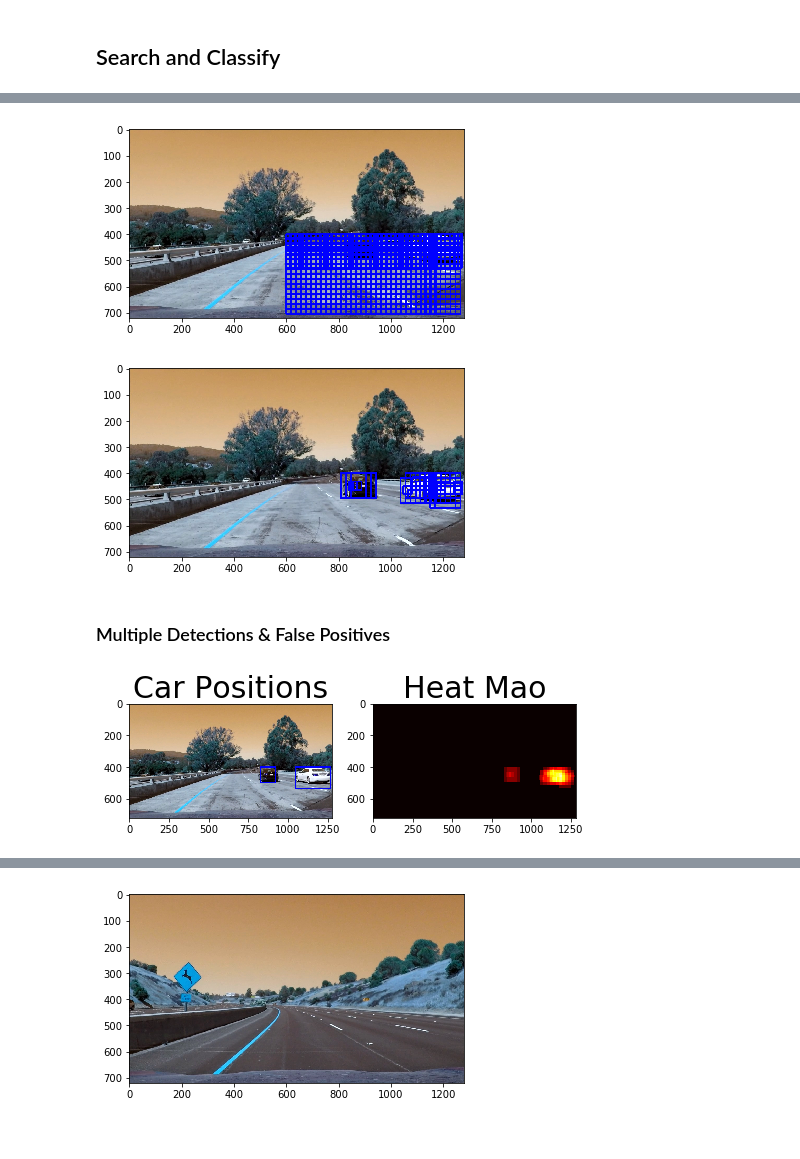
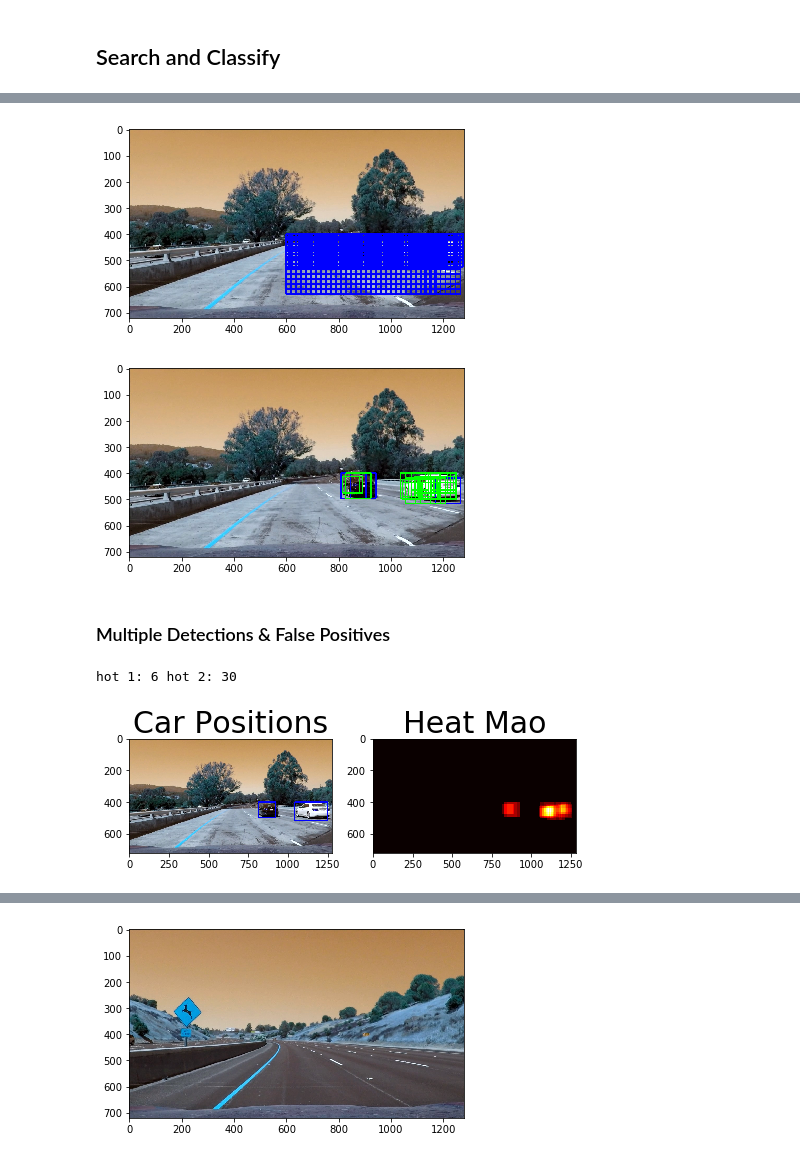
Before and after one commit to JackyGu1042/CarND-Vehicle-Detection, a Jupyter notebook: CarND_Vehicle_Dectection.ipynb, the cells around one changed output, grey strips where cells are left out. Drawn from its saved outputs; the diff is of its cells as text; code cells hidden in the pictures.

```diff
--- a/CarND_Vehicle_Dectection.ipynb
+++ b/CarND_Vehicle_Dectection.ipynb
@@ -459,32 +538,37 @@ Test Accuracy of SVC =  0.9882
+# %%
+def slide_windows(image):
+    windows_1 = slide_window(image, x_start_stop=[600, 1280], y_start_stop=[400, 528],
+                    xy_window=(32, 32), xy_overlap=(0.5, 0.5))
+
+    windows_2 = slide_window(image, x_start_stop=[600, 1280], y_start_stop=[400, 528],
+                        xy_window=(64, 64), xy_overlap=(0.8, 0.8))
+
+    windows_3 = slide_window(image, x_start_stop=[600, 1280], y_start_stop=[400, 640],
+                        xy_window=(96, 96), xy_overlap=(0.8, 0.8))
+
+    windows_4 = slide_window(image, x_start_stop=[600, 1280], y_start_stop=[400, 640],
+                        xy_window=(128, 128), xy_overlap=(0.8, 0.8))
+
+    windows =   windows_2 + windows_3
+
+    return windows
 # %%
 image = cv2.imread('test_images/test1.jpg')
 draw_image = np.copy(image)
 
 # Uncomment the following line if you extracted training
 # data from .png images (scaled 0 to 1 by mpimg) and the
 # image you are searching is a .jpg (scaled 0 to 255)
 #image = image.astype(np.float32)/255
 
-windows_1 = slide_window(image, x_start_stop=[600, 1280], y_start_stop=[400, 528],
-                    xy_window=(32, 32), xy_overlap=(0.5, 0.5))
-
-windows_2 = slide_window(image, x_start_stop=[600, 1280], y_start_stop=[400, 528],
-                    xy_window=(64, 64), xy_overlap=(0.8, 0.8))
-
-windows_3 = slide_window(image, x_start_stop=[600, 1280], y_start_stop=[400, 720],
-                    xy_window=(96, 96), xy_overlap=(0.8, 0.8))
-
-windows_4 = slide_window(image, x_start_stop=[600, 1280], y_start_stop=[400, 720],
-                    xy_window=(128, 128), xy_overlap=(0.5, 0.5))
-
-windows =   windows_1 + windows_3
+windows = slide_windows(image)
 
 windows_img = draw_boxes(draw_image, windows, color=(0, 0, 255), thick=6)
 plt.imshow(windows_img)
 
 plt.savefig('./output_images/slide_window.png')
 # %% [output]
-[figure, old version]
+[figure, new version]
 # %%
 draw_image = image
 hot_windows = search_windows(image, windows, svc, X_scaler, color_space=color_space,
@@ -494,20 +578,35 @@ hot_windows = search_windows(image, windows, svc, X_scaler, color_space=color_sp
                         hog_channel=hog_channel,spatial_feat=spatial_feat,
                         hist_feat=hist_feat, hog_feat=hog_feat)
 
-window_img = draw_boxes(draw_image, hot_windows, color=(0, 0, 255), thick=6)
+hot_windows_2 = search_windows(image, windows, svc_2, X_scaler_2, color_space=color_space_2,
+                        spatial_size=spatial_size_2, hist_bins=hist_bins_2,
+                        orient=orient_2, pix_per_cell=pix_per_cell_2,
+                        cell_per_block=cell_per_block_2,
+                        hog_channel=hog_channel_2,spatial_feat=spatial_feat_2,
+                        hist_feat=hist_feat_2, hog_feat=hog_feat_2)
+
+
+
+
+window_img = draw_boxes(draw_image, hot_windows, color=(0, 0, 255), thick=3)
+window_img = draw_boxes(window_img, hot_windows_2, color=(0, 255, 0), thick=3)
+
 
 plt.imshow(window_img)
-
 plt.savefig('./output_images/slide_window_detect.png')
 # %% [output]
-[figure, old version]
+[figure, new version]
 # %% [markdown]
 ### Multiple Detections & False Positives
+# %%
+print("hot 1:", len(hot_windows), "hot 2:", len(hot_windows_2))
+# %% [output]
+hot 1: 6 hot 2: 30
 # %%
 # Read in a pickle file with bboxes saved
 # Each item in the "all_bboxes" list will contain a
 # list of boxes for one of the images shown above
-box_list = hot_windows
+box_list = hot_windows + hot_windows_2
 
 # Read in image similar to one shown above
 image = cv2.imread('test_images/test1.jpg')
@@ -575,7 +674,7 @@ ax2.set_title('Heat Mao', fontsize=30)
 
 f.savefig('./output_images/heat_map.png')
 # %% [output]
-[figure, old version]
+[figure, new version]
 # %%
 def Vehicle_Detection(img):
 
```
Also changed, not shown: parts of 18 cells of this notebook.
